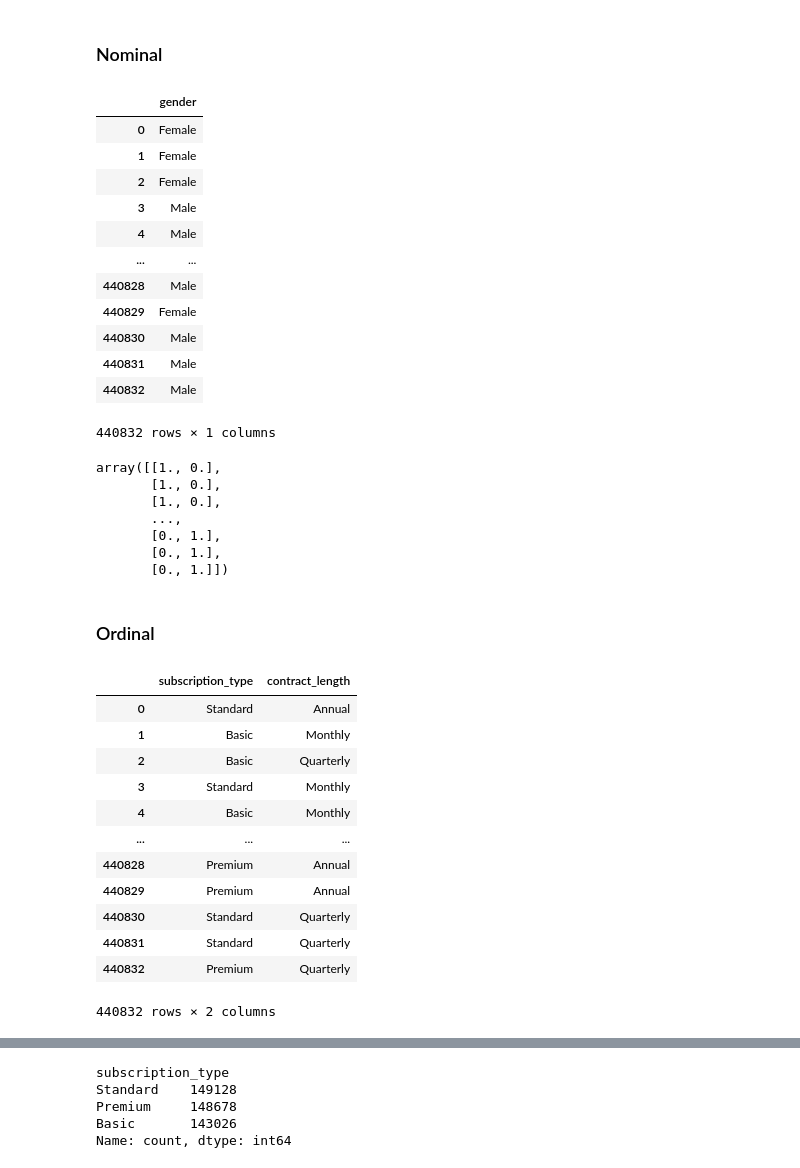
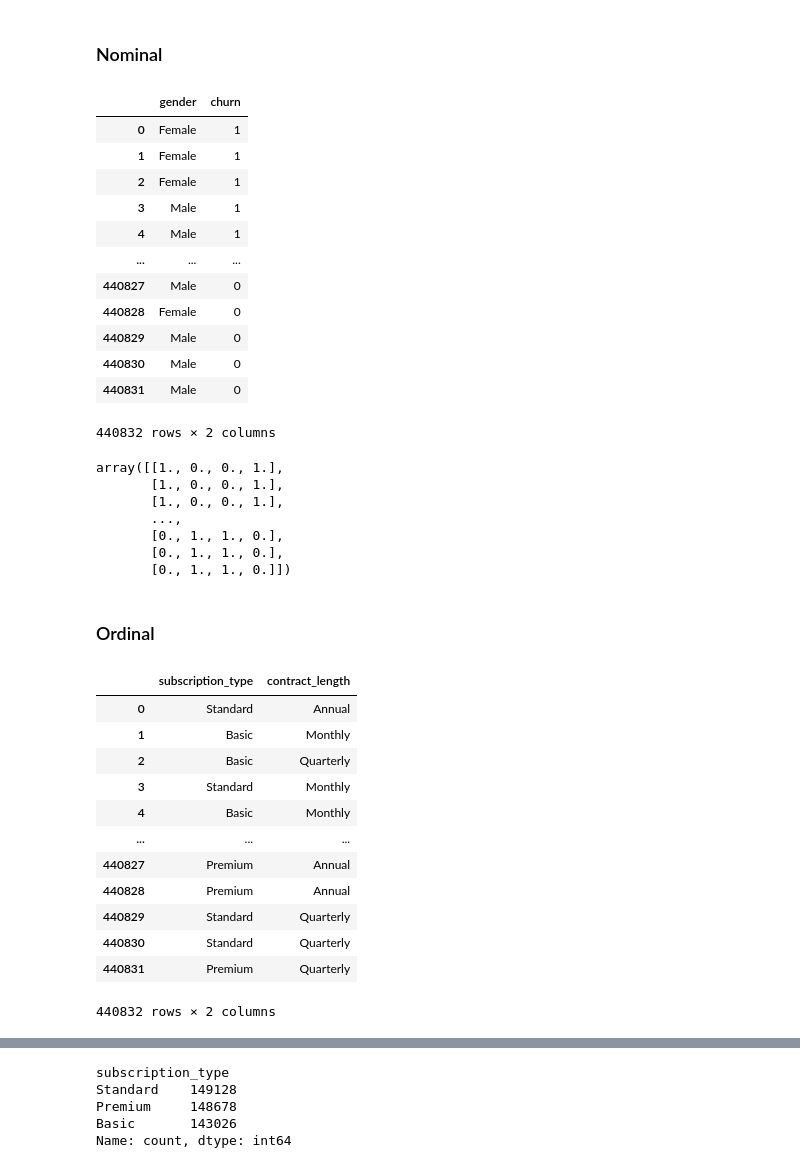
Before and after one commit to FTDS-assignment-bay/p2-final-project-ftds-033-rmt-group-002, a Jupyter notebook: model_clustering.ipynb, the cells around one changed output, grey strips where cells are left out. Saved outputs shown, nothing was run; the diff lists cells and outputs as text; code cells hidden in the pictures.

```diff
--- a/model_clustering.ipynb
+++ b/model_clustering.ipynb
@@ -78,4 +71,0 @@ df[df.isnull().any(axis=1)]
-# %%
-# drop missing value
-df = df.dropna()
-df_ori = df_ori.dropna()
@@ -150,7 +123,7 @@ column last_interaction 0.0
 column churn 0.0
 # %%
 # drop customerid, churn
-df_model = df_model.drop(columns=["customerid", "churn"])
+df_model = df_model.drop(columns=["customerid"])
 # %%
 df_model.columns
 # %% [output]
@@ -301,23 +274,23 @@ array([[-0.7533263 ,  0.44875958, -0.21051068, ...,  0.60962048,
 ### Nominal
 # %%
 # nominal categoric cols
-cat_col_n = ["gender"]
+cat_col_n = ["gender", "churn"]
 df_model_cat_n = df_model[cat_col_n]
 df_model_cat_n
 # %% [output]
-|  | gender |
-| 0 | Female |
-| 1 | Female |
-| 2 | Female |
-| 3 | Male |
-| 4 | Male |
-| ... | ... |
-| 440828 | Male |
-| 440829 | Female |
-| 440830 | Male |
-| 440831 | Male |
-| 440832 | Male |
+|  | gender | churn |
+| 0 | Female | 1 |
+| 1 | Female | 1 |
+| 2 | Female | 1 |
+| 3 | Male | 1 |
+| 4 | Male | 1 |
+| ... | ... | ... |
+| 440827 | Male | 0 |
+| 440828 | Female | 0 |
+| 440829 | Male | 0 |
+| 440830 | Male | 0 |
+| 440831 | Male | 0 |
-440832 rows × 1 columns
+440832 rows × 2 columns
 # %%
 # init OneHotEncoder
 encoder_cat_n = OneHotEncoder()
@@ -327,13 +300,13 @@ df_model_cat_n_encoded = encoder_cat_n.fit_transform(df_model_cat_n).toarray()
 # %%
 df_model_cat_n_encoded
 # %% [output]
-array([[1., 0.],
-       [1., 0.],
-       [1., 0.],
+array([[1., 0., 0., 1.],
+       [1., 0., 0., 1.],
+       [1., 0., 0., 1.],
        ...,
-       [0., 1.],
-       [0., 1.],
-       [0., 1.]])
+       [0., 1., 1., 0.],
+       [0., 1., 1., 0.],
+       [0., 1., 1., 0.]])
 # %% [markdown]
 ### Ordinal
 # %%
@@ -349,11 +322,11 @@ df_model_cat_o
 | 3 | Standard | Monthly |
 | 4 | Basic | Monthly |
 | ... | ... | ... |
+| 440827 | Premium | Annual |
 | 440828 | Premium | Annual |
-| 440829 | Premium | Annual |
+| 440829 | Standard | Quarterly |
 | 440830 | Standard | Quarterly |
-| 440831 | Standard | Quarterly |
-| 440832 | Premium | Quarterly |
+| 440831 | Premium | Quarterly |
 440832 rows × 2 columns
 # %%
 df_model_cat_o
```
Also changed, not shown: parts of 21 cells of this notebook, 4 other files.
